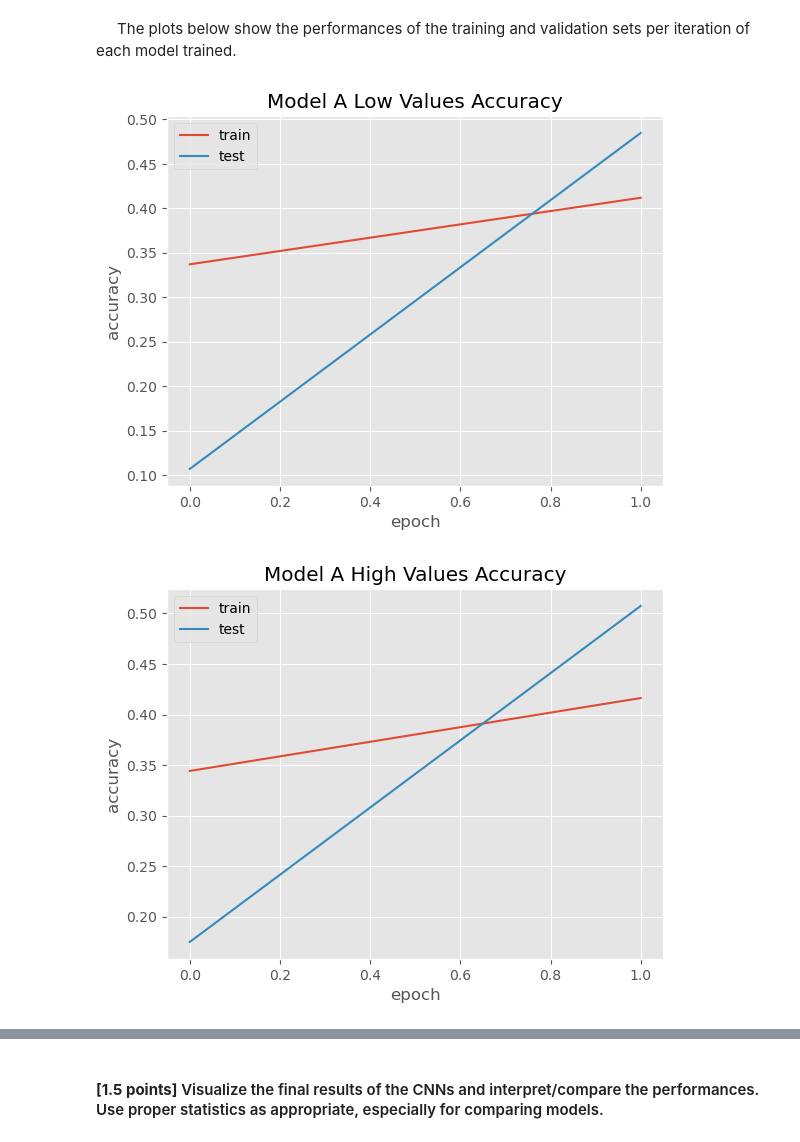
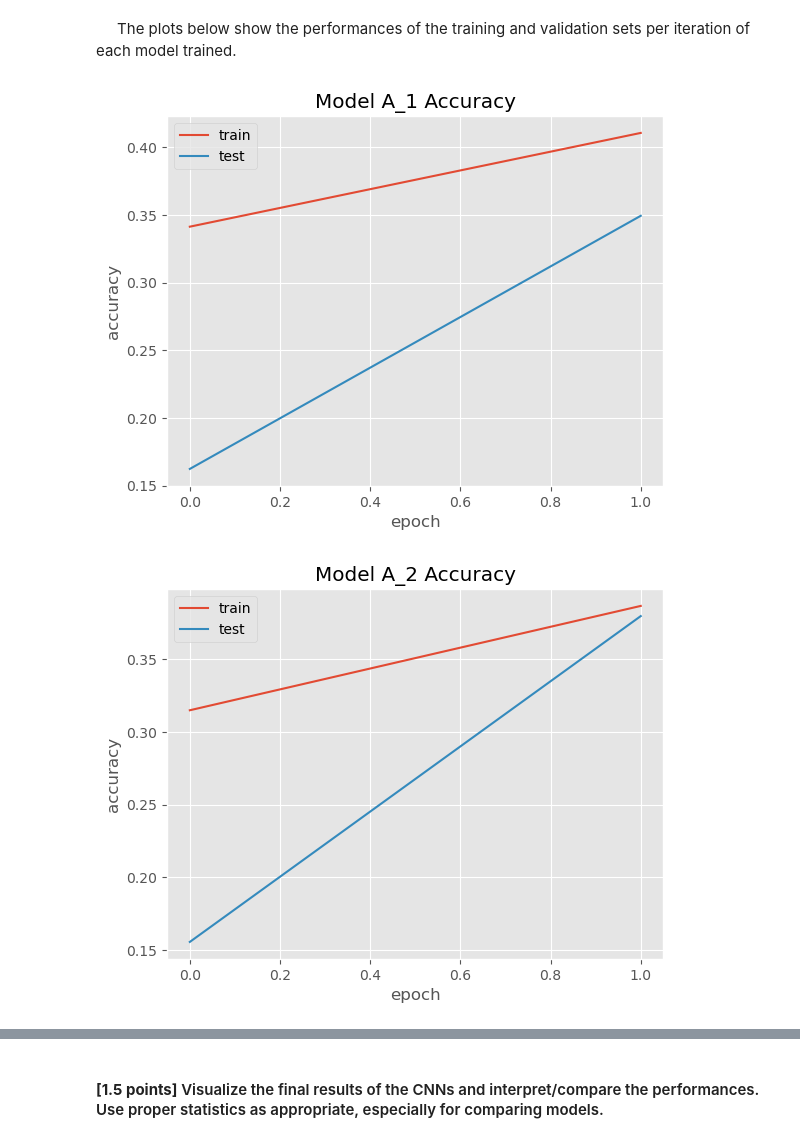
Before and after one commit to diogo-fae/ML-Lab-Six--CNNs, a Jupyter notebook: Lab Six: CNNs.ipynb, the cells around one changed output, grey strips where cells are left out. Saved outputs shown, nothing was run; the diff lists cells and outputs as text; code cells hidden in the pictures.

```diff
--- a/Lab Six: CNNs.ipynb
+++ b/Lab Six: CNNs.ipynb
@@ -452,7 +314,0 @@ plot_model(
-# %%
-modB = modelB_higher_param()
-modB.fit(X_train,y_ohe,**args, batch_size=256)
-plot_model(
-    modB, to_file='Model B.png', show_shapes=True, show_layer_names=True,
-    rankdir='LR', expand_nested=False, dpi=96
-)
@@ -467,19 +321,27 @@ plot_model(
 # One hot encoding the output values
 y_train_ohe = keras.utils.to_categorical(y_train, NUM_CLASSES)
 y_test_ohe = keras.utils.to_categorical(y_test, NUM_CLASSES)
+# %%
+# FIXME - lowered values to test
+args = {'epochs': 2, 'shuffle': True, 'verbose': 1, 'steps_per_epoch': int(len(X_train)/128)}
 # %%
 # Helper Functions
-def fit_gen(model_gen, X_train, y_train_ohe, X_test, y_test_ohe, steps=int(len(X_train)/128), num_epochs=1, verbo=1, shuffle_val=True):
-    # Create a model using the user's model generator
-    model_tmp = model_gen()
+
+# Trains the model on the training test with image generator
+# Returns History
+def fit_gen(model, X_train, y_train_ohe, X_test, y_test_ohe, name='Model', **args):
     # Fit the data and get the history from Keras
-    history = model_tmp.fit_generator(datagen.flow(X_train, y_train_ohe),
-                  steps_per_epoch=steps, # how many generators to go through per epoch
-                  epochs=num_epochs, verbose=verbo, shuffle=shuffle_val,
+    history = model.fit_generator(datagen.flow(X_train, y_train_ohe),
+                  **args,
                   validation_data=(X_test,y_test_ohe)
                 )
+    plot_model(
+        model, to_file=f'{name}.png', show_shapes=True, show_layer_names=True,
+        rankdir='LR', expand_nested=False, dpi=96
+    )
     return history
 
+# Plots History of a model
 def plot_hist(history, title="Model Accuracy"):
   train_loss = history.history['loss']
   val_loss = history.history['val_loss']
@@ -494,8 +356,7 @@ def plot_hist(history, title="Model Accuracy"):
   plt.show()
 # %%
 %%time
-modelA_low = modelA_lower_param()
-
-hist_A_low = fit_gen(modelA_lower_param, X_train, y_train_ohe, X_test, y_test_ohe, num_epochs=2)
+modelA_1 = modelA_1_gen()
+hist_A_1 = fit_gen(modelA_1, X_train, y_train_ohe, X_test, y_test_ohe, 'Model A_1', **args)
 # %% [output]
 Epoch 1/2
@@ -543,11 +402,11 @@ Wall time: 43 s
 # %% [markdown]
 &nbsp;&nbsp;&nbsp;&nbsp;&nbsp;The plots below show the performances of the training and validation sets per iteration of each model trained.
 # %%
-plot_hist(hist_A_low, 'Model A Low Values Accuracy')
+plot_hist(hist_A_1, 'Model A_1 Accuracy')
 # %% [output]
-[figure, old version]
+[figure, new version]
 # %%
-plot_hist(hist_A_high, 'Model A High Values Accuracy')
+plot_hist(hist_A_2, 'Model A_2 Accuracy')
 # %% [output]
-[figure, old version]
+[figure, new version]
 # %%
```
Also changed, not shown: parts of 28 cells of this notebook, 7 other files.
